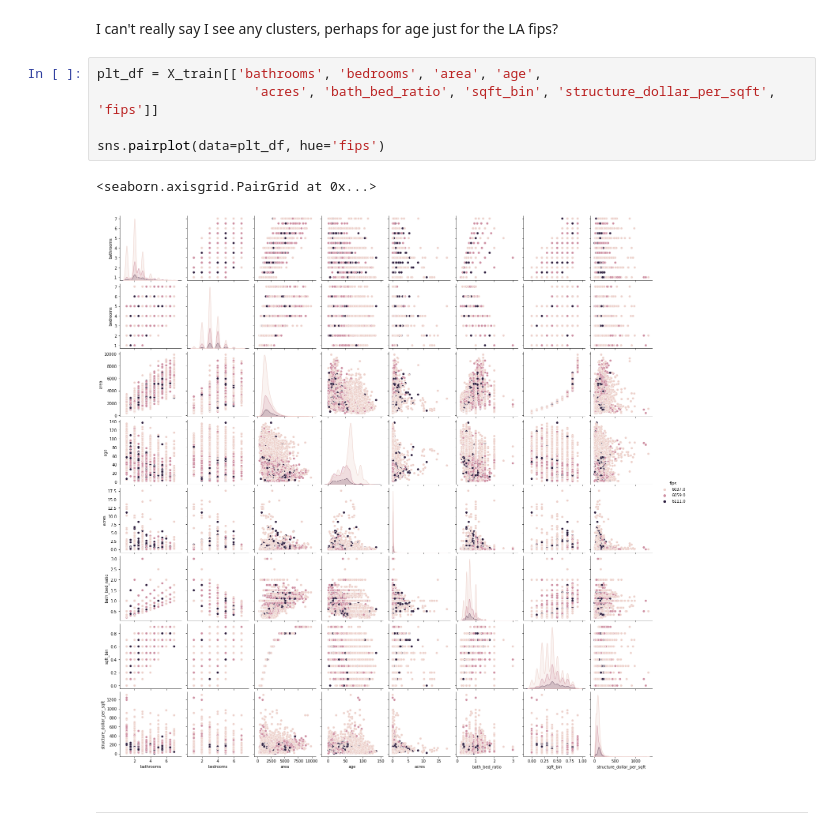
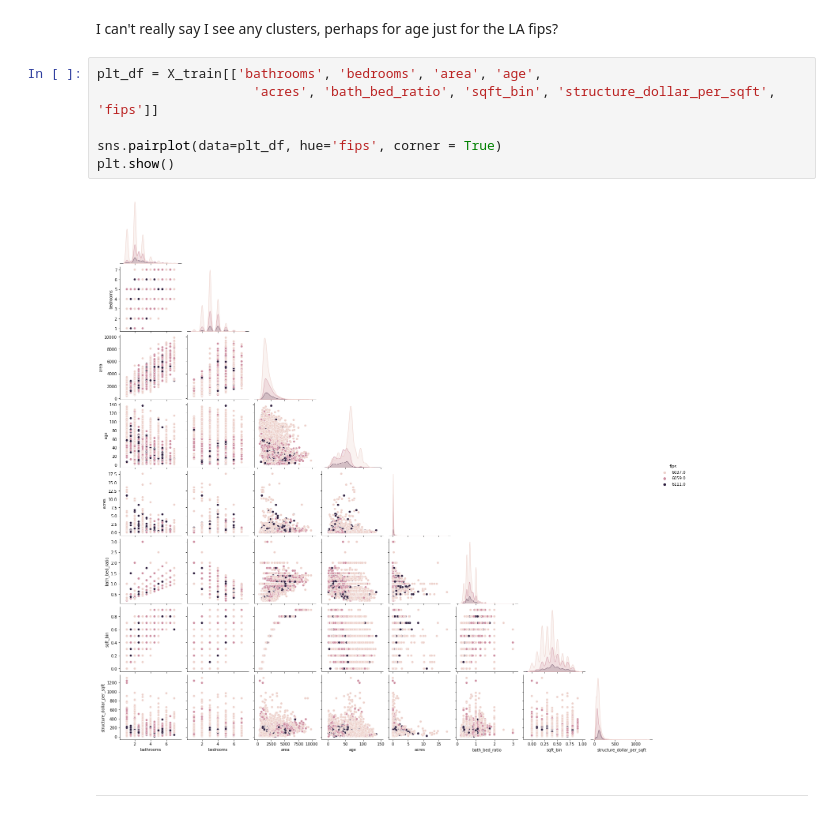
Before and after one commit to Lewis-Park-Bench/Cluster-Project, a Jupyter notebook: jenn_initial_notebook.ipynb, the cells around one changed output. Cells and saved outputs as stored; diff of their text form.

```diff
--- a/jenn_initial_notebook.ipynb
+++ b/jenn_initial_notebook.ipynb
@@ -375,11 +383,11 @@ I can't really say I see any clusters, perhaps for age just for the LA fips?
 # %%
 plt_df = X_train[['bathrooms', 'bedrooms', 'area', 'age',
                     'acres', 'bath_bed_ratio', 'sqft_bin', 'structure_dollar_per_sqft', 'fips']]
 
-sns.pairplot(data=plt_df, hue='fips')
+sns.pairplot(data=plt_df, hue='fips', corner = True)
+plt.show()
 # %% [output]
-<seaborn.axisgrid.PairGrid at 0x...>
-[figure, old version]
+[figure, new version]
 # %% [markdown]
 ------
 # %%
```
Also changed, not shown: parts of 23 cells of this notebook, 2 other files.
